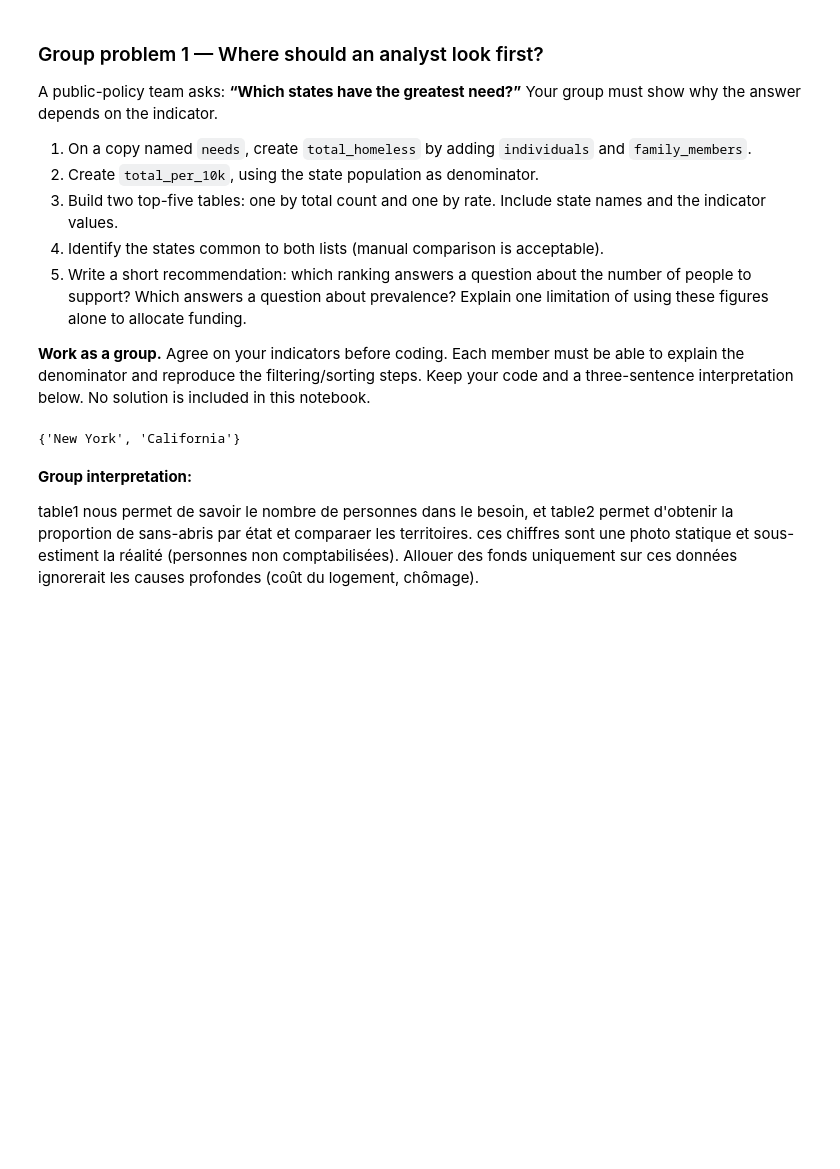
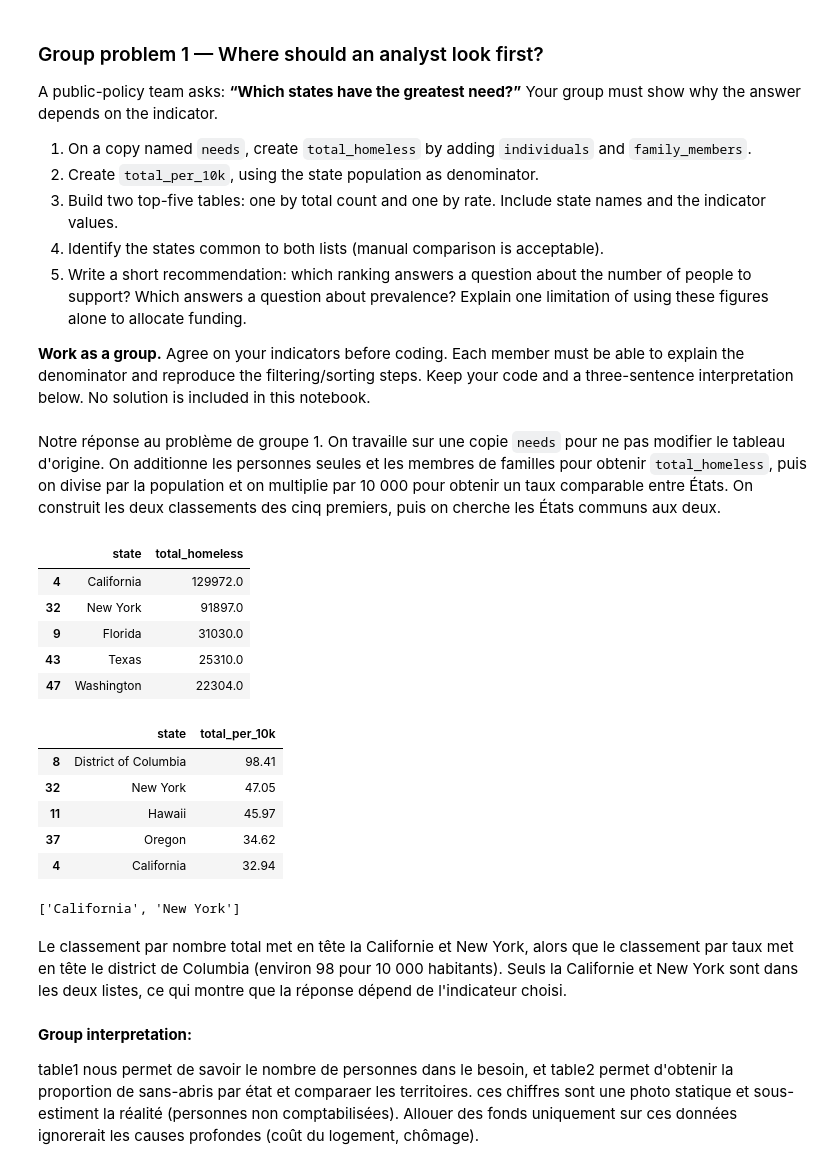
Before and after one commit to rylesdev/inf4, a Jupyter notebook: notebooks/02-Pandas-Manipulation-S2.ipynb, the cells around one changed output. Cells and saved outputs as stored; diff of their text form; code cells hidden in the pictures; blank space fills up the shorter version.

```diff
--- a/notebooks/02-Pandas-Manipulation-S2.ipynb
+++ b/notebooks/02-Pandas-Manipulation-S2.ipynb
@@ -278,25 +333,37 @@ A public-policy team asks: **“Which states have the greatest need?”** Your g
 5. Write a short recommendation: which ranking answers a question about the number of people to support? Which answers a question about prevalence? Explain one limitation of using these figures alone to allocate funding.
 
 **Work as a group.** Agree on your indicators before coding. Each member must be able to explain the denominator and reproduce the filtering/sorting steps. Keep your code and a three-sentence interpretation below. No solution is included in this notebook.
+# %% [markdown]
+Notre réponse au problème de groupe 1. On travaille sur une copie `needs` pour ne pas modifier le tableau d'origine. On additionne les personnes seules et les membres de familles pour obtenir `total_homeless`, puis on divise par la population et on multiplie par 10 000 pour obtenir un taux comparable entre États. On construit les deux classements des cinq premiers, puis on cherche les États communs aux deux.
 # %%
-needs=homelessness.copy()
-needs["total_homeless"]=homelessness["individuals"]+homelessness["family_members"]
-needs["total_per_10k"]=needs["total_homeless"]/homelessness["state_pop"]
+needs = homelessness.copy()
+needs["total_homeless"] = needs["individuals"] + needs["family_members"]
+needs["total_per_10k"] = needs["total_homeless"] / needs["state_pop"] * 10_000
 
-table1= needs.sort_values("total_homeless",ascending=False)[["state","total_homeless"]]
-table2= needs.sort_values("total_per_10k",ascending=False)[["state","total_per_10k"]]
+table1 = needs.sort_values("total_homeless", ascending=False)[["state", "total_homeless"]].head(5)
+table2 = needs.sort_values("total_per_10k", ascending=False)[["state", "total_per_10k"]].head(5)
 
-table1=table1.head(5)
-table2=table2.head(5)
+display(table1)
+display(table2.round(2))
 
-set1= set(table1["state"])
-set2= set(table2["state"])
-
-commun = set1 & set2
-
-print(commun)
+commun = set(table1["state"]) & set(table2["state"])
+print(sorted(commun))
 # %% [output]
+|  | state | total_homeless |
+| 4 | California | 129972.0 |
+| 32 | New York | 91897.0 |
+| 9 | Florida | 31030.0 |
+| 43 | Texas | 25310.0 |
+| 47 | Washington | 22304.0 |
+|  | state | total_per_10k |
+| 8 | District of Columbia | 98.41 |
+| 32 | New York | 47.05 |
+| 11 | Hawaii | 45.97 |
+| 37 | Oregon | 34.62 |
+| 4 | California | 32.94 |
-{'New York', 'California'}
+['California', 'New York']
+# %% [markdown]
+Le classement par nombre total met en tête la Californie et New York, alors que le classement par taux met en tête le district de Columbia (environ 98 pour 10 000 habitants). Seuls la Californie et New York sont dans les deux listes, ce qui montre que la réponse dépend de l'indicateur choisi.
 # %% [markdown]
 **Group interpretation:**
 
```
Also changed, not shown: parts of 57 cells of this notebook, 5 other files.
